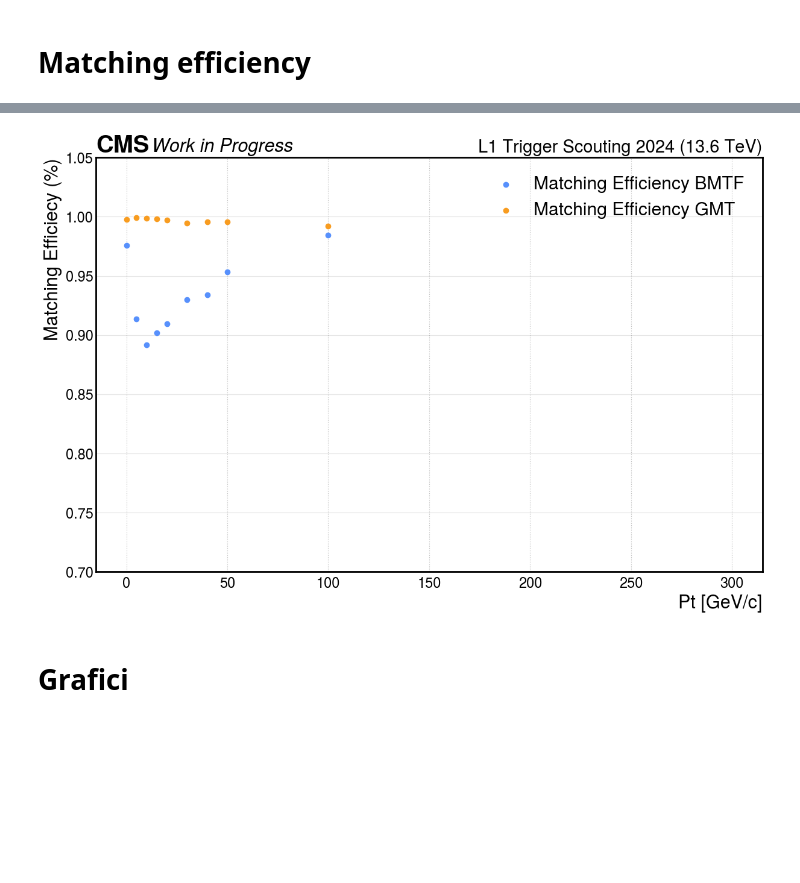
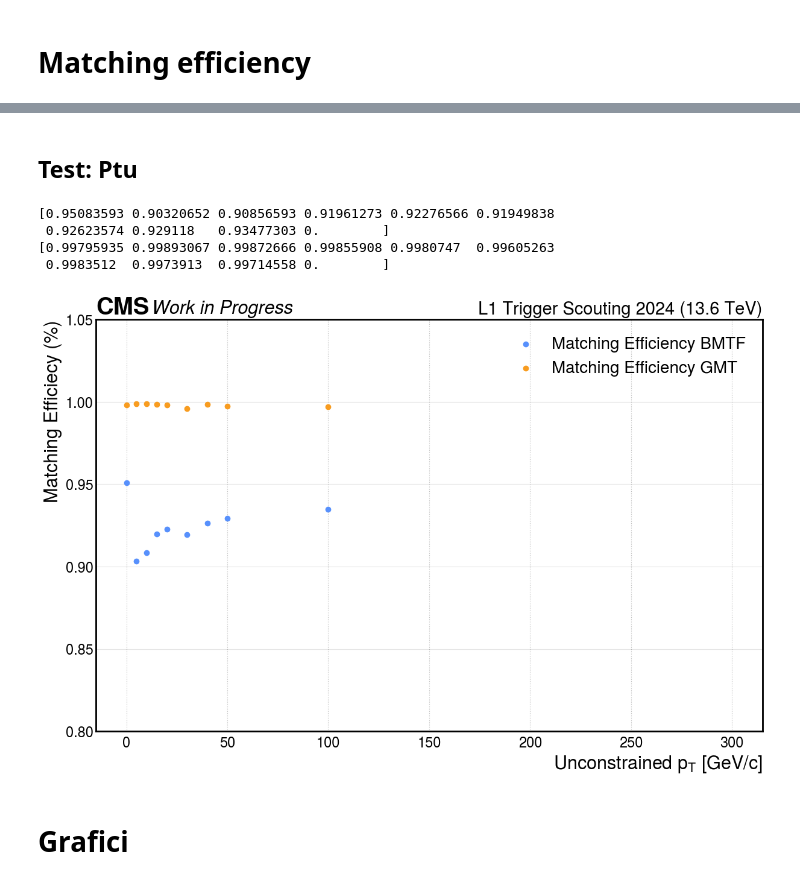
Before and after one commit to francescoreschio/Tesi-Triennale, a Jupyter notebook: Codice/DeltaRDef.ipynb, the cells around one changed output, grey strips where cells are left out. Drawn from its saved outputs; the diff is of its cells as text; code cells hidden in the pictures; blank space fills up the shorter version.

Commit message:
Update e modifica Matching Efficiency

```diff
--- a/Codice/DeltaRDef.ipynb
+++ b/Codice/DeltaRDef.ipynb
@@ -280,11 +312,13 @@ bins = np.array([0, 5, 10, 15, 20, 30, 40, 50, 100, 300])
 #bins = np.array([0, 1, 2, 4, 8, 16, 32, 64, 128, 256])
 #bins = np.array([1, 2, 3, 4, 6, 8, 10, 15, 20, 30, 50, 75, 100, 150, 256])
 
-BMTFMatchingEfficiency = np.zeros(len(bins))
-GMTMatchingEfficiency = np.zeros(len(bins))
+BMTFMatchingEfficiencyPt = np.zeros(len(bins))
+GMTMatchingEfficiencyPt = np.zeros(len(bins))
 
 PtBMTF_Hist = hist.Hist(hist.axis.Variable(bins, name="pTBMTF", label="BMTF Muon pT [GeV]"))
 AllPtBMTF_Hist = hist.Hist(hist.axis.Variable(bins, name="AllpTBMTF", label="BMTF Muon pT [GeV]"))
+PtGMT_Hist = hist.Hist(hist.axis.Variable(bins, name="pTGMT", label="GMT Muon pT [GeV]"))
+AllPtGMT_Hist = hist.Hist(hist.axis.Variable(bins, name="AllpTGMT", label="GMT Muon pT [GeV]"))
 
 PtBMTF_Hist.fill(pTBMTF=PtBMTF)
 AllPtBMTF_Hist.fill(AllpTBMTF=AllPtBMTF)
@@ -292,10 +326,7 @@ AllPtBMTF_Hist.fill(AllpTBMTF=AllPtBMTF)
 for i in range(len(bins)-1):
 
   TempEff = PtBMTF_Hist[i] / AllPtBMTF_Hist[i]
-  BMTFMatchingEfficiency[i] = TempEff
-
-PtGMT_Hist = hist.Hist(hist.axis.Variable(bins, name="pTGMT", label="GMT Muon pT [GeV]"))
-AllPtGMT_Hist = hist.Hist(hist.axis.Variable(bins, name="AllpTGMT", label="GMT Muon pT [GeV]"))
+  BMTFMatchingEfficiencyPt[i] = TempEff
 
 PtGMT_Hist.fill(pTGMT=PtGMT)
 AllPtGMT_Hist.fill(AllpTGMT=AllPtGMT)
@@ -303,8 +334,8 @@ AllPtGMT_Hist.fill(AllpTGMT=AllPtGMT)
 for i in range(len(bins)-1):
 
   TempEff = PtGMT_Hist[i] / AllPtGMT_Hist[i]
-  GMTMatchingEfficiency[i] = TempEff
+  GMTMatchingEfficiencyPt[i] = TempEff
 
-print(BMTFMatchingEfficiency)
-print(GMTMatchingEfficiency)
+print(BMTFMatchingEfficiencyPt)
+print(GMTMatchingEfficiencyPt)
 # %% [output]
@@ -315,26 +369,70 @@ print(GMTMatchingEfficiency)
+# %% [markdown]
+## Test: Ptu
+# %%
+PtuBMTF = ak.flatten(MuonsProperties.PtuBMTF)
+PtuGMT = ak.flatten(MuonsProperties.PtuGMT)
+
+AllPtuBMTF = ak.flatten(MuonsProperties.AllPtuBMTF)
+AllPtuGMT = ak.flatten(MuonsProperties.AllPtuGMT)
+
+bins = np.array([0, 5, 10, 15, 20, 30, 40, 50, 100, 300])
+#bins = np.array([0, 1, 2, 4, 8, 16, 32, 64, 128, 256])
+#bins = np.array([1, 2, 3, 4, 6, 8, 10, 15, 20, 30, 50, 75, 100, 150, 256])
+
+BMTFMatchingEfficiencyPtu = np.zeros(len(bins))
+GMTMatchingEfficiencyPtu = np.zeros(len(bins))
+
+PtuBMTF_Hist = hist.Hist(hist.axis.Variable(bins, name="pTuBMTF", label="BMTF Muon pTu [GeV]"))
+AllPtuBMTF_Hist = hist.Hist(hist.axis.Variable(bins, name="AllpTuBMTF", label="BMTF Muon pTu [GeV]"))
+PtuGMT_Hist = hist.Hist(hist.axis.Variable(bins, name="pTuGMT", label="GMT Muon pTu [GeV]"))
+AllPtuGMT_Hist = hist.Hist(hist.axis.Variable(bins, name="AllpTuGMT", label="GMT Muon pTu [GeV]"))
+
+PtuBMTF_Hist.fill(pTuBMTF=PtuBMTF)
+AllPtuBMTF_Hist.fill(AllpTuBMTF=AllPtuBMTF)
+
+for i in range(len(bins)-1):
+
+  TempEff = PtuBMTF_Hist[i] / AllPtuBMTF_Hist[i]
+  BMTFMatchingEfficiencyPtu[i] = TempEff
+
+PtuGMT_Hist.fill(pTuGMT=PtuGMT)
+AllPtuGMT_Hist.fill(AllpTuGMT=AllPtuGMT)
+
+for i in range(len(bins)-1):
+
+  TempEff = PtuGMT_Hist[i] / AllPtuGMT_Hist[i]
+  GMTMatchingEfficiencyPtu[i] = TempEff
+
+print(BMTFMatchingEfficiencyPtu)
+print(GMTMatchingEfficiencyPtu)
+# %% [output]
+[0.95083593 0.90320652 0.90856593 0.91961273 0.92276566 0.91949838
+ 0.92623574 0.929118   0.93477303 0.        ]
+[0.99795935 0.99893067 0.99872666 0.99855908 0.9980747  0.99605263
+ 0.9983512  0.9973913  0.99714558 0.        ]
 # %%
 fig, ax = plt.subplots(figsize=(12, 8), constrained_layout=True)
 set_label_font(ax, FONTSIZE)
 set_tick_font(ax, FONTSIZE-2)
 draw_grid(ax, axis="y")
 draw_cms_label(ax, fontsize=FONTSIZE, label="Work in Progress", rlabel="L1 Trigger Scouting 2024 (13.6 TeV)")
 
-plt.scatter(bins, BMTFMatchingEfficiency, label="Matching Efficiency BMTF")
-plt.scatter(bins, GMTMatchingEfficiency, label="Matching Efficiency GMT")
+plt.scatter(bins, BMTFMatchingEfficiencyPtu, label="Matching Efficiency BMTF")
+plt.scatter(bins, GMTMatchingEfficiencyPtu, label="Matching Efficiency GMT")
 
-ax.set_ylim(0.7, 1.05)
+ax.set_ylim(0.8, 1.05)
 
 
-ax.set_xlabel(r'Pt [GeV/c]')
+ax.set_xlabel(r'Unconstrained $p_T$ [GeV/c]')
 ax.set_ylabel('Matching Efficiecy (%)')
 ax.grid(True)
-ax.legend()
+ax.legend(fontsize = 20)
 
 ax.tick_params(axis='both', which='both', length=0, labelsize = FONTSIZE - 5)
 
 plt.show()
 # %% [output]
-[figure, old version]
+[figure, new version]
 # %% [markdown]
 # Grafici
 # %%
```
Also changed, not shown: parts of 7 cells of this notebook, 6 other files.
